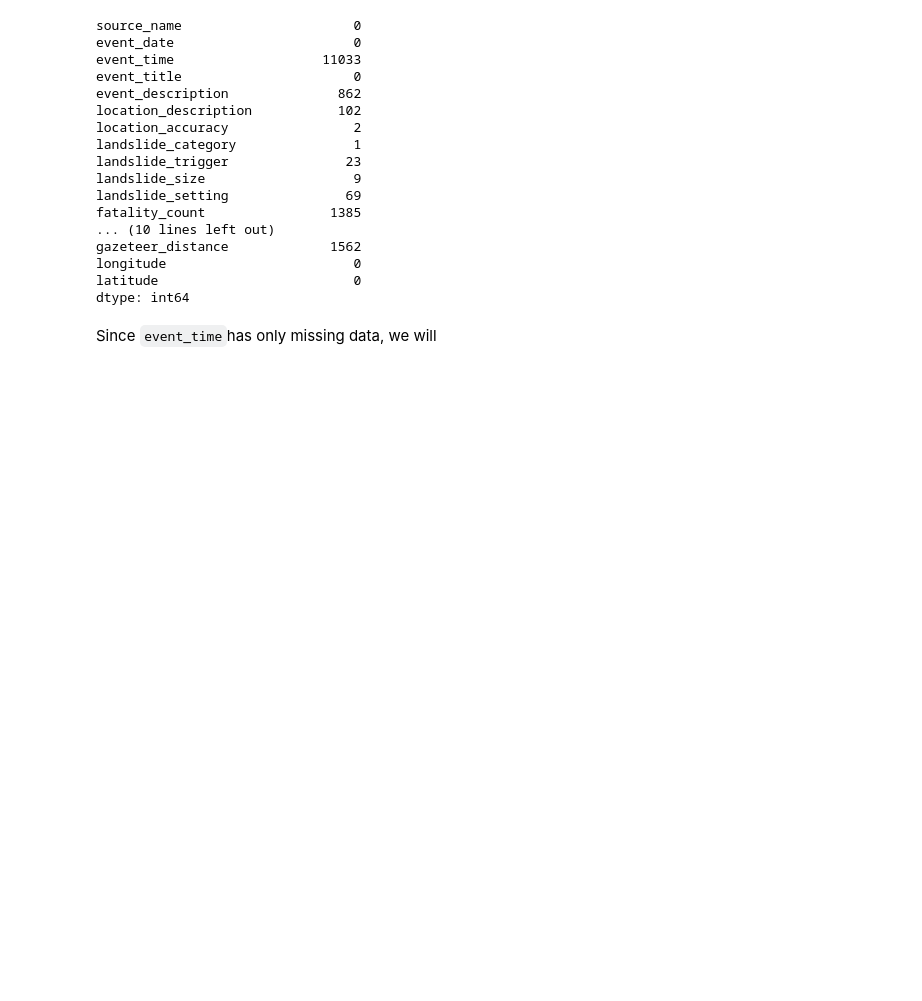
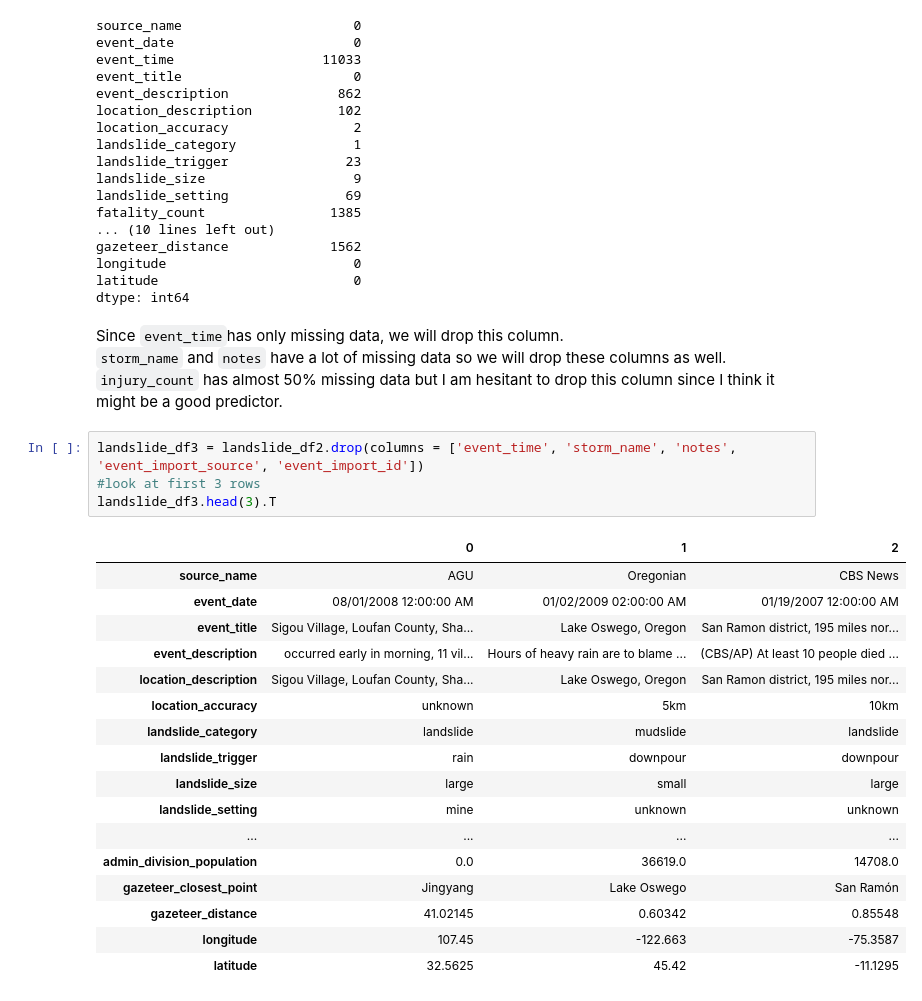
Before and after one commit to rsfellman/ST558FinalProject, a Jupyter notebook: cleaning_and_eda.ipynb, the cells around one changed output. Cells and saved outputs as stored; diff of their text form; blank space fills up the shorter version.

```diff
--- a/cleaning_and_eda.ipynb
+++ b/cleaning_and_eda.ipynb
@@ -71,5 +71,29 @@ gazeteer_distance             1562
 longitude                        0
 latitude                         0
 dtype: int64
-# %% [markdown]
-Since `event_time`has only missing data, we will
+# %% [markdown]
+Since `event_time`has only missing data, we will drop this column.
+`storm_name` and `notes` have a lot of missing data so we will drop these columns as well.
+`injury_count` has almost 50% missing data but I am hesitant to drop this column since I think it might be a good predictor.
+# %%
+landslide_df3 = landslide_df2.drop(columns = ['event_time', 'storm_name', 'notes', 'event_import_source', 'event_import_id'])
+#look at first 3 rows
+landslide_df3.head(3).T
+# %% [output]
+|  | 0 | 1 | 2 |
+| source_name | AGU | Oregonian | CBS News |
+| event_date | 08/01/2008 12:00:00 AM | 01/02/2009 02:00:00 AM | 01/19/2007 12:00:00 AM |
+| event_title | Sigou Village, Loufan County, Sha... | Lake Oswego, Oregon | San Ramon district, 195 miles nor... |
+| event_description | occurred early in morning, 11 vil... | Hours of heavy rain are to blame ... | (CBS/AP) At least 10 people died ... |
+| location_description | Sigou Village, Loufan County, Sha... | Lake Oswego, Oregon | San Ramon district, 195 miles nor... |
+| location_accuracy | unknown | 5km | 10km |
+| landslide_category | landslide | mudslide | landslide |
+| landslide_trigger | rain | downpour | downpour |
+| landslide_size | large | small | large |
+| landslide_setting | mine | unknown | unknown |
+| ... | ... | ... | ... |
+| admin_division_population | 0.0 | 36619.0 | 14708.0 |
+| gazeteer_closest_point | Jingyang | Lake Oswego | San Ramón |
+| gazeteer_distance | 41.02145 | 0.60342 | 0.85548 |
+| longitude | 107.45 | -122.663 | -75.3587 |
+| latitude | 32.5625 | 45.42 | -11.1295 |
```
Also changed, not shown: parts of 20 cells of this notebook, 1 other file.
